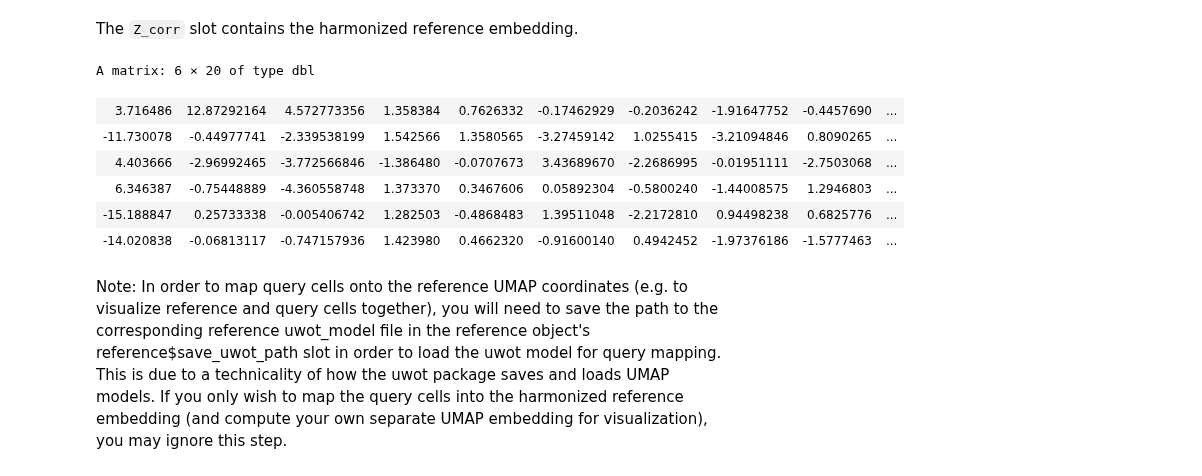
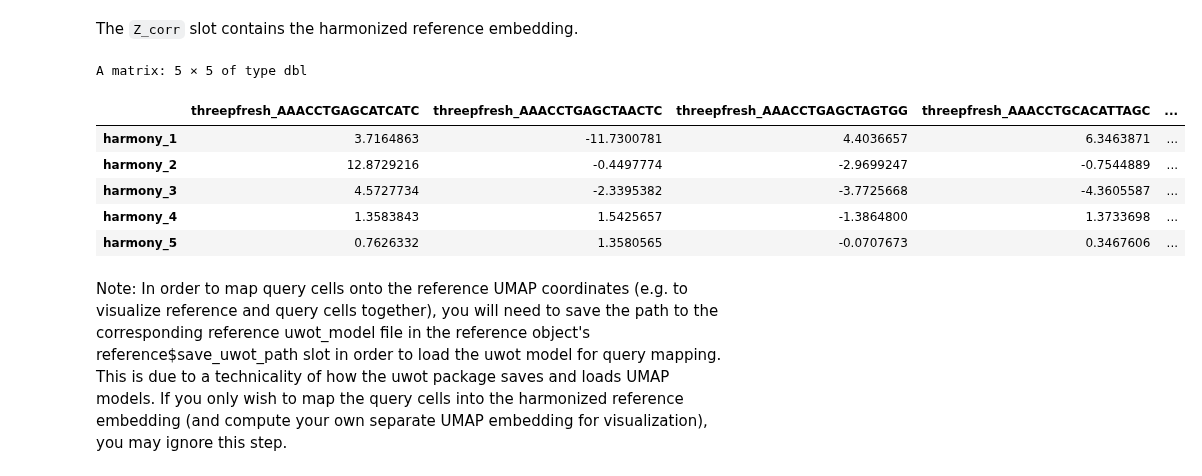
Before and after one commit to immunogenomics/symphony, a Jupyter notebook: vignettes/prebuilt_references_tutorial.ipynb, the cells around one changed output. Saved outputs shown, nothing was run; the diff lists cells and outputs as text; code cells hidden in the pictures.

```diff
--- a/vignettes/prebuilt_references_tutorial.ipynb
+++ b/vignettes/prebuilt_references_tutorial.ipynb
@@ -103,16 +103,16 @@ A data.frame: 4 × 10
 | threepfresh_AAACCTGCACATTAGC | 3pv2 | 2788 | 898 | 0.01398852 | tcells | 1 | cd4naive | 0 | ... |
 # %% [markdown]
 The `Z_corr` slot contains the harmonized reference embedding.
-# %%
-reference_pbmcs$Z_corr %>% t() %>% head() # transposed here for viewing
-# %% [output]
-A matrix: 6 × 20 of type dbl
-| 3.716486 | 12.87292164 | 4.572773356 | 1.358384 | 0.7626332 | -0.17462929 | -0.2036242 | -1.91647752 | -0.4457690 | ... |
-| -11.730078 | -0.44977741 | -2.339538199 | 1.542566 | 1.3580565 | -3.27459142 | 1.0255415 | -3.21094846 | 0.8090265 | ... |
-| 4.403666 | -2.96992465 | -3.772566846 | -1.386480 | -0.0707673 | 3.43689670 | -2.2686995 | -0.01951111 | -2.7503068 | ... |
-| 6.346387 | -0.75448889 | -4.360558748 | 1.373370 | 0.3467606 | 0.05892304 | -0.5800240 | -1.44008575 | 1.2946803 | ... |
-| -15.188847 | 0.25733338 | -0.005406742 | 1.282503 | -0.4868483 | 1.39511048 | -2.2172810 | 0.94498238 | 0.6825776 | ... |
-| -14.020838 | -0.06813117 | -0.747157936 | 1.423980 | 0.4662320 | -0.91600140 | 0.4942452 | -1.97376186 | -1.5777463 | ... |
+# %%
+reference_pbmcs$Z_corr[1:5, 1:5]
+# %% [output]
+A matrix: 5 × 5 of type dbl
+|  | threepfresh_AAACCTGAGCATCATC | threepfresh_AAACCTGAGCTAACTC | threepfresh_AAACCTGAGCTAGTGG | threepfresh_AAACCTGCACATTAGC | ... |
+| harmony_1 | 3.7164863 | -11.7300781 | 4.4036657 | 6.3463871 | ... |
+| harmony_2 | 12.8729216 | -0.4497774 | -2.9699247 | -0.7544889 | ... |
+| harmony_3 | 4.5727734 | -2.3395382 | -3.7725668 | -4.3605587 | ... |
+| harmony_4 | 1.3583843 | 1.5425657 | -1.3864800 | 1.3733698 | ... |
+| harmony_5 | 0.7626332 | 1.3580565 | -0.0707673 | 0.3467606 | ... |
 # %% [markdown]
 Note: In order to map query cells onto the reference UMAP coordinates (e.g. to visualize reference and query cells together), you will need to save the path to the corresponding reference uwot_model file in the reference object's reference$save_uwot_path slot in order to load the uwot model for query mapping. This is due to a technicality of how the uwot package saves and loads UMAP models. If you only wish to map the query cells into the harmonized reference embedding (and compute your own separate UMAP embedding for visualization), you may ignore this step.
 # %% [markdown]
```
Also changed, not shown: parts of 14 cells of this notebook.
